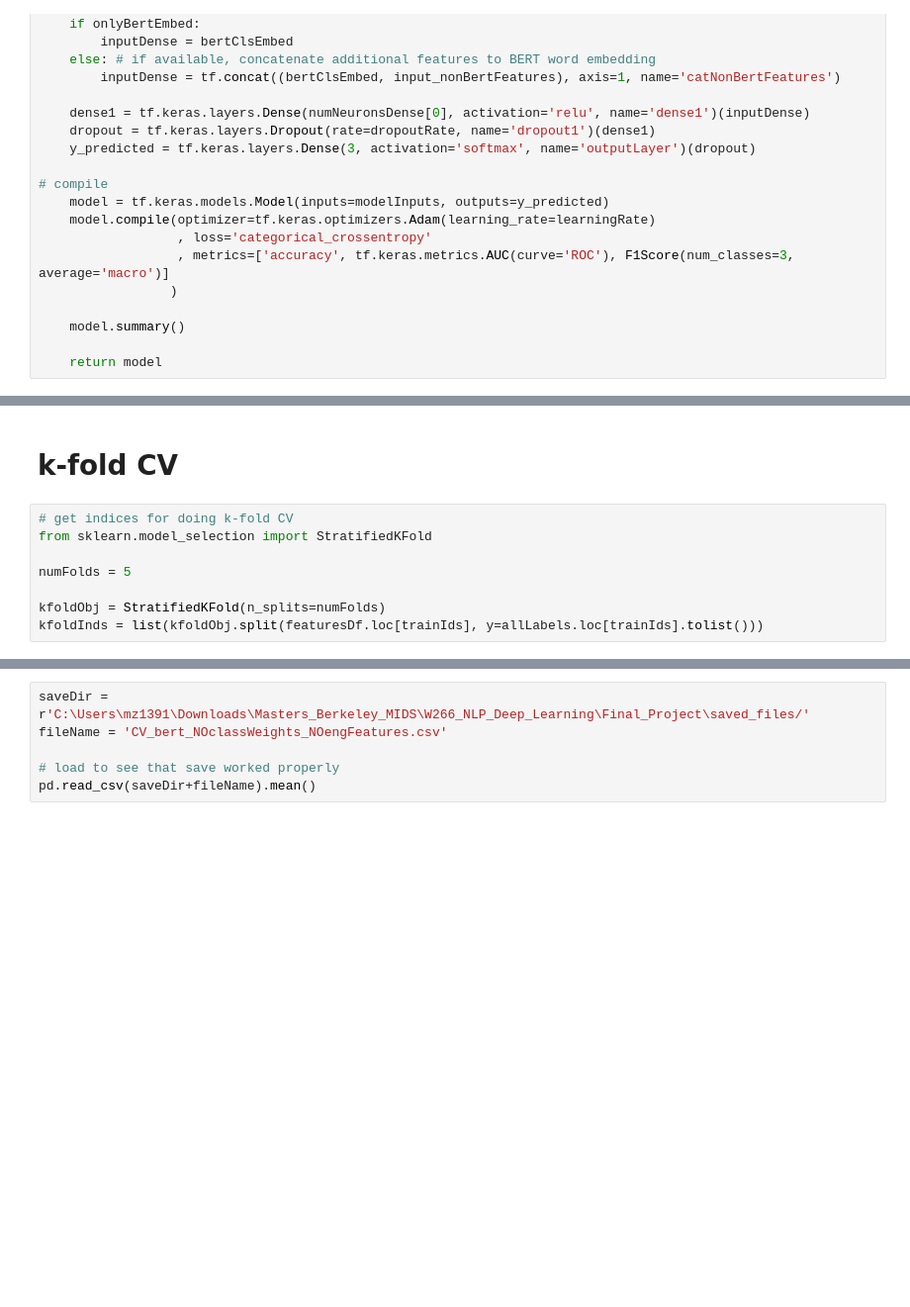
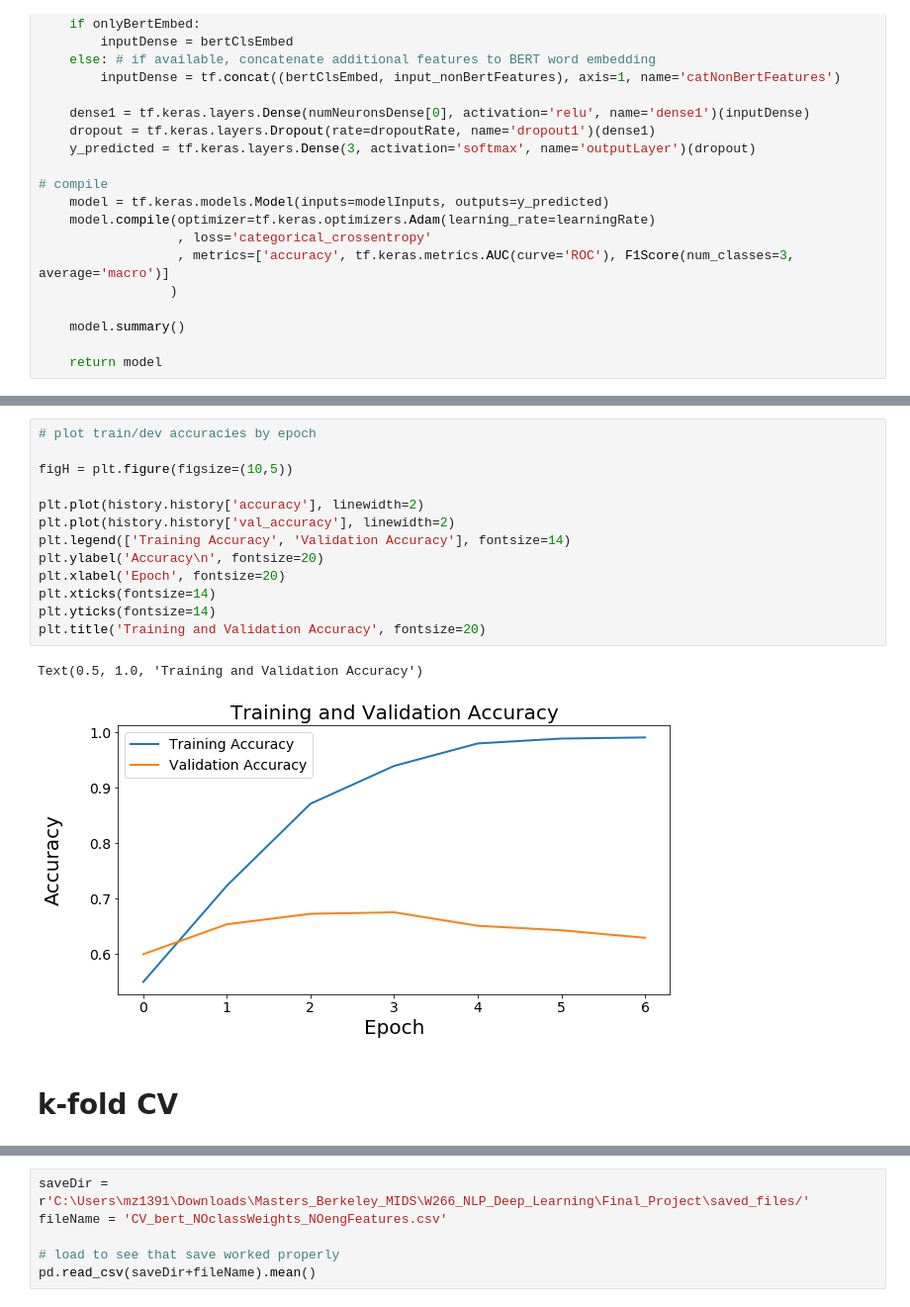
Before and after one commit to zhum01/Climate-Change-Text-NLP, a Jupyter notebook: W266_finalProject_Modeling_climateChangeText.ipynb, the cells around one changed output, grey strips where cells are left out. Shown at 99% size. Saved outputs shown, nothing was run; the diff lists cells and outputs as text; blank space fills up the shorter version.

```diff
--- a/W266_finalProject_Modeling_climateChangeText.ipynb
+++ b/W266_finalProject_Modeling_climateChangeText.ipynb
@@ -194,12 +188,20 @@ Epoch 7/7
+# %%
+# plot train/dev accuracies by epoch
+
+figH = plt.figure(figsize=(10,5))
+
+plt.plot(history.history['accuracy'], linewidth=2)
+plt.plot(history.history['val_accuracy'], linewidth=2)
+plt.legend(['Training Accuracy', 'Validation Accuracy'], fontsize=14)
+plt.ylabel('Accuracy\n', fontsize=20)
+plt.xlabel('Epoch', fontsize=20)
+plt.xticks(fontsize=14)
+plt.yticks(fontsize=14)
+plt.title('Training and Validation Accuracy', fontsize=20)
+# %% [output]
+Text(0.5, 1.0, 'Training and Validation Accuracy')
+[figure, added]
 # %% [markdown]
 # k-fold CV
-# %%
-# get indices for doing k-fold CV
-from sklearn.model_selection import StratifiedKFold
-
-numFolds = 5
-
-kfoldObj = StratifiedKFold(n_splits=numFolds)
-kfoldInds = list(kfoldObj.split(featuresDf.loc[trainIds], y=allLabels.loc[trainIds].tolist()))
 # %%
 # prepare inputs for kfold
```
Also changed, not shown: parts of 16 cells of this notebook, 2 other files.
